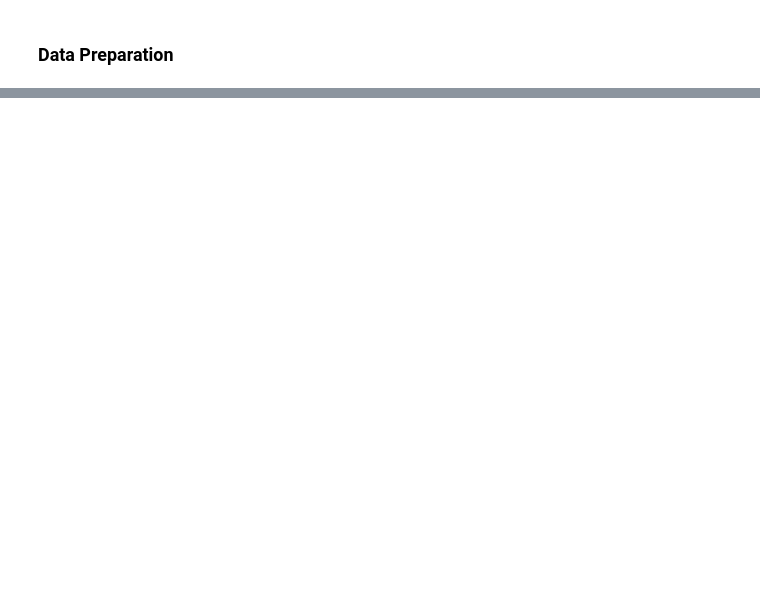
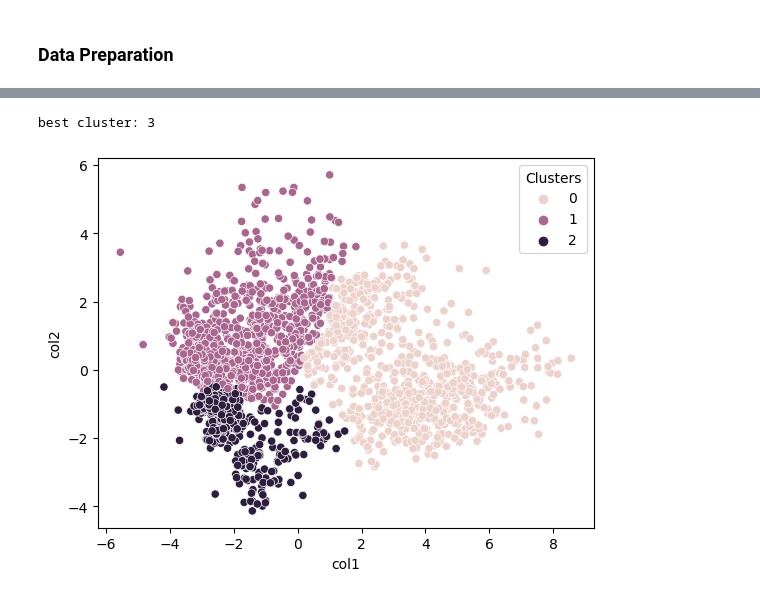
Before and after one commit to Keipatr/Customer-Analysis-Clustering, a Jupyter notebook: AFL2_Kei.ipynb, the cells around one changed output, grey strips where cells are left out. Drawn from its saved outputs; the diff is of its cells as text; code cells hidden in the pictures; blank space fills up the shorter version.

```diff
--- a/AFL2_Kei.ipynb
+++ b/AFL2_Kei.ipynb
@@ -240,0 +246,19 @@ df[features_to_scale].head()
+# %%
+findknee = KneeLocator(range(1, 11),
+                       wcss,
+                       curve="convex",
+                       direction="decreasing")
+
+print('best cluster:', findknee.elbow)
+# %% [output]
+best cluster: 3
+# %%
+# agglomerative clustering
+ac = AgglomerativeClustering(n_clusters=3)
+df_pca['Clusters'] = ac.fit_predict(df_pca)
+df["Clusters"]=  ac.fit_predict(df_pca)
+# %%
+sns.scatterplot(data=df_pca, x='col1', y='col2', hue='Clusters')
+plt.show()
+# %% [output]
+[figure, added]
```
Also changed, not shown: parts of 34 cells of this notebook.
